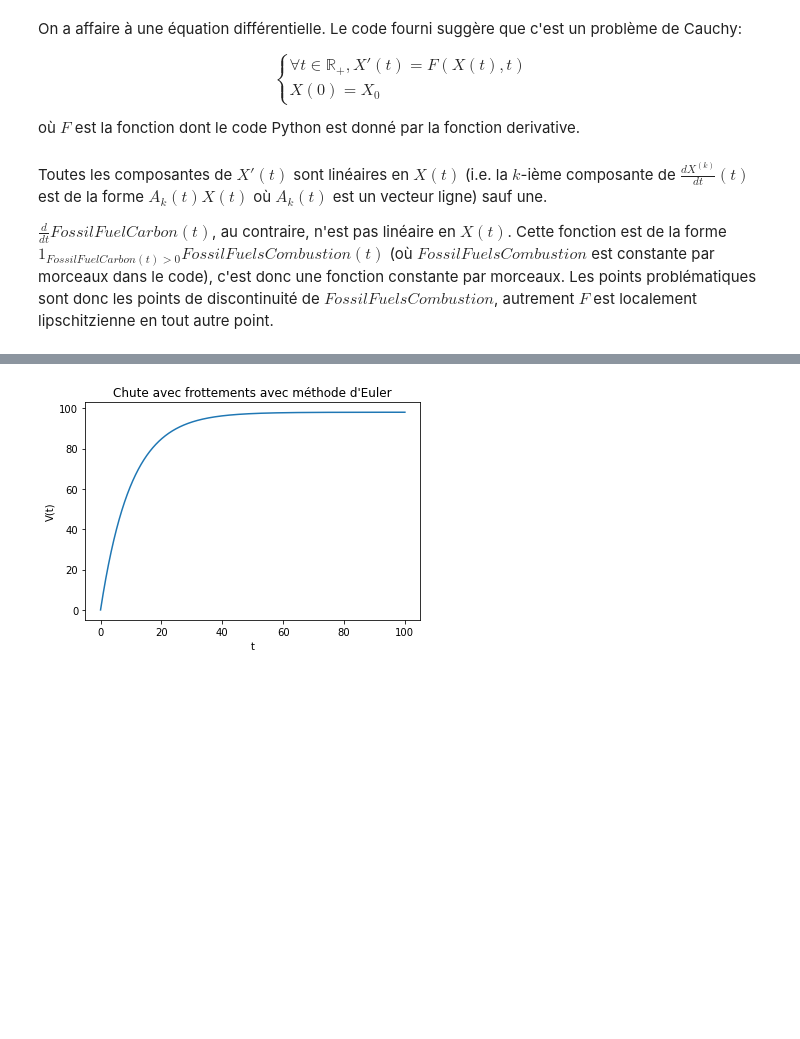
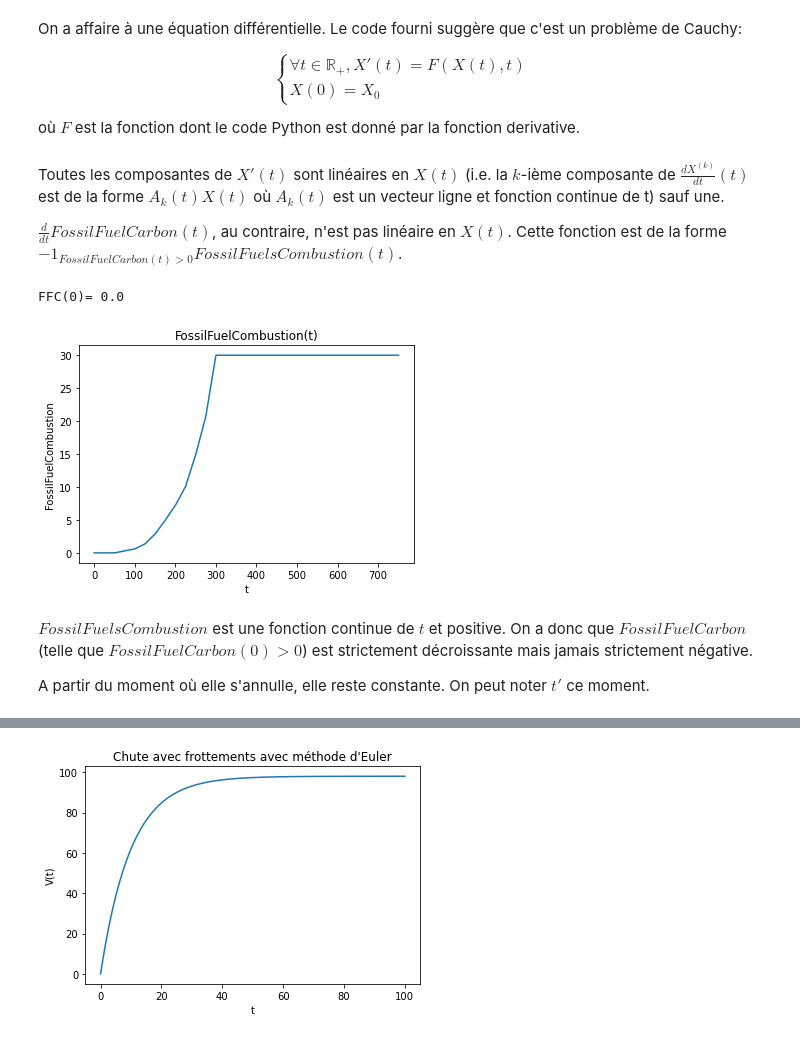
Before and after one commit to totolance/MACS205, a Jupyter notebook: MACS205-CARBONE.ipynb, the cells around one changed output, grey strips where cells are left out. Drawn from its saved outputs; the diff is of its cells as text; code cells hidden in the pictures; blank space fills up the shorter version.

Commit message:
Mended definition of F as continuous and lipschitz wrt X

```diff
--- a/MACS205-CARBONE.ipynb
+++ b/MACS205-CARBONE.ipynb
@@ -178,6 +178,25 @@ $$\left\{
 
 où $F$ est la fonction dont le code Python est donné par la fonction derivative.
 # %% [markdown]
-Toutes les composantes de $X'(t)$ sont linéaires en $X(t)$ (i.e. la $k$-ième composante de $\frac{d X^{(k)}}{dt}(t)$ est de la forme $A_k(t) X(t)$ où $A_k(t)$ est un vecteur ligne) sauf une.
+Toutes les composantes de $X'(t)$ sont linéaires en $X(t)$ (i.e. la $k$-ième composante de $\frac{d X^{(k)}}{dt}(t)$ est de la forme $A_k(t) X(t)$ où $A_k(t)$ est un vecteur ligne et fonction continue de t) sauf une.
 
-$\frac{d}{dt}FossilFuelCarbon (t)$, au contraire, n'est pas linéaire en $X(t)$. Cette fonction est de la forme $1_{FossilFuelCarbon(t)>0}FossilFuelsCombustion(t)$ (où $FossilFuelsCombustion$ est constante par morceaux dans le code), c'est donc une fonction constante par morceaux. Les points problématiques sont donc les points de discontinuité de $FossilFuelsCombustion$, autrement $F$ est localement lipschitzienne en tout autre point.
+$\frac{d}{dt}FossilFuelCarbon (t)$, au contraire, n'est pas linéaire en $X(t)$. Cette fonction est de la forme $-1_{FossilFuelCarbon(t)>0}FossilFuelsCombustion(t)$.
+# %%
+def plot_FossilFuelsCombustion():
+    T = np.linspace(0, 750, 1000)
+    FFC = [FossilFuelsCombustion(t) for t in T]
+    print("FFC(0)=", FFC[0])
+    plt.plot(T, FFC)
+    plt.xlabel('t')
+    plt.ylabel('FossilFuelCombustion')
+    plt.title('FossilFuelCombustion(t)')
+    plt.show()
+# %%
+plot_FossilFuelsCombustion()
+# %% [output]
+FFC(0)= 0.0
+[figure, added]
+# %% [markdown]
+$FossilFuelsCombustion$ est une fonction continue de $t$ et positive. On a donc que $FossilFuelCarbon$ (telle que $FossilFuelCarbon(0)>0$) est strictement décroissante mais jamais strictement négative.
+
+A partir du moment où elle s'annulle, elle reste constante. On peut noter $t'$ ce moment.
```
Also changed, not shown: parts of 1 cell of this notebook.
